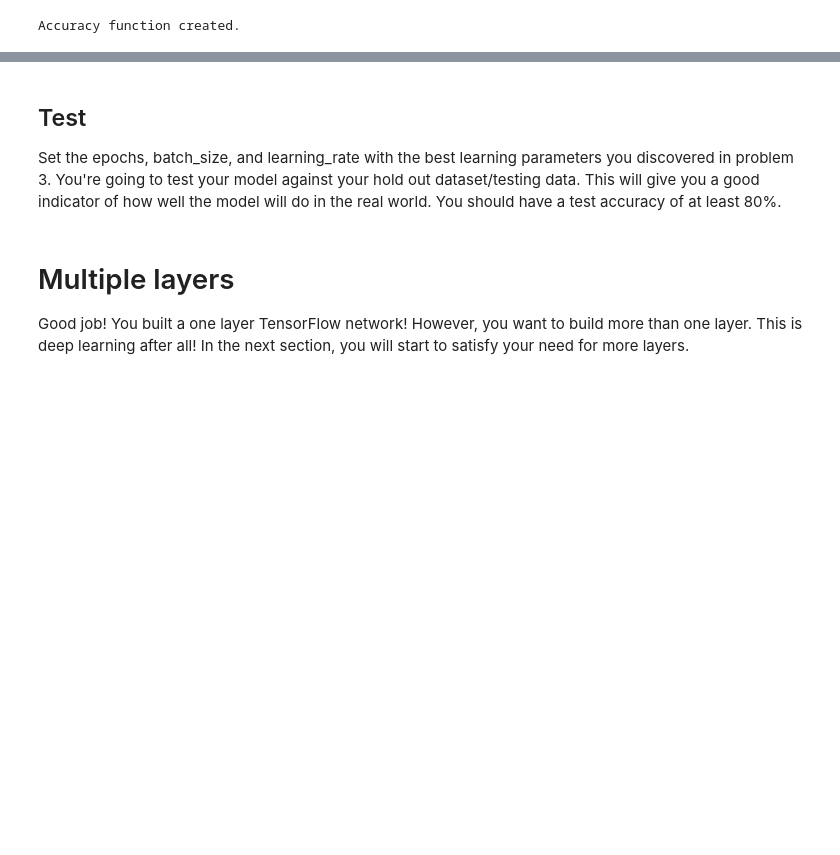
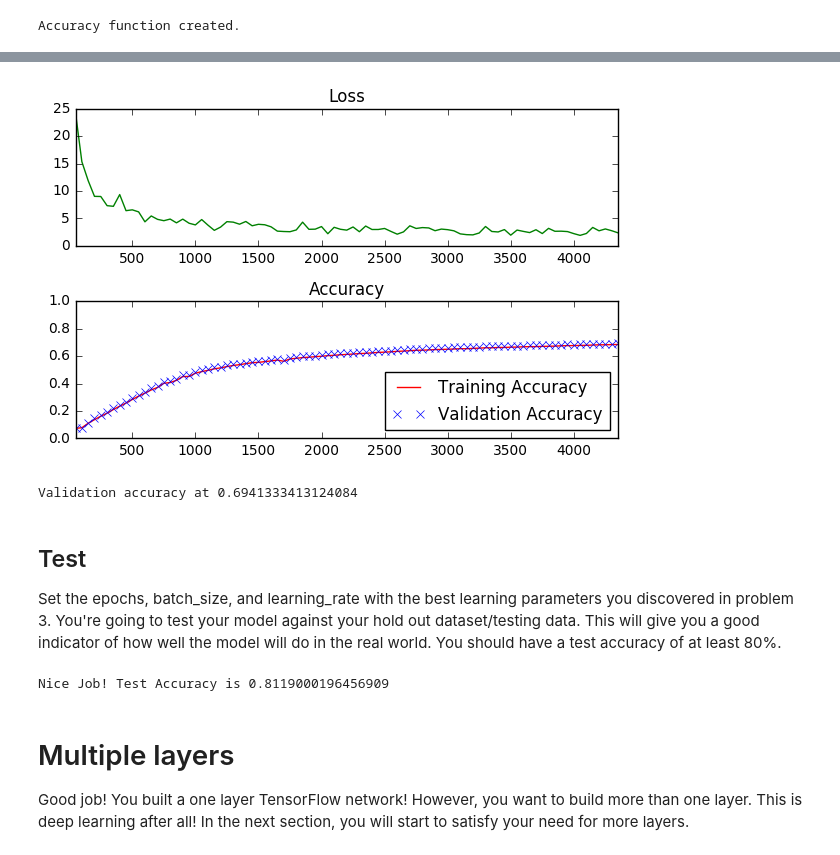
Before and after one commit to chd415/CarND-TensorFlow-Lab, a Jupyter notebook: lab.ipynb, the cells around one changed output, grey strips where cells are left out. Drawn from its saved outputs; the diff is of its cells as text; code cells hidden in the pictures; blank space fills up the shorter version.

```diff
--- a/lab.ipynb
+++ b/lab.ipynb
@@ -378,9 +378,9 @@ The code will print out a Loss and Accuracy graph, so you can see how well the n
 *If you're having trouble solving problem 3, you can view the solution [here](https://github.com/udacity/CarND-TensorFlow-Lab/blob/master/solutions.ipynb).*
 # %%
 # TODO: Find the best parameters for each configuration
-# epochs =
-# batch_size =
-# learning_rate =
+epochs = 3
+batch_size = 100
+learning_rate = 0.01
 
 
 
@@ -423,41 +423,44 @@ with tf.Session() as session:
             if not batch_i % log_batch_step:
                 # Calculate Training and Validation accuracy
                 training_accuracy = session.run(accuracy, feed_dict=train_feed_dict)
                 validation_accuracy = session.run(accuracy, feed_dict=valid_feed_dict)
 
                 # Log batches
                 previous_batch = batches[-1] if batches else 0
                 batches.append(log_batch_step + previous_batch)
                 loss_batch.append(l)
                 train_acc_batch.append(training_accuracy)
                 valid_acc_batch.append(validation_accuracy)
 
         # Check accuracy against Validation data
         validation_accuracy = session.run(accuracy, feed_dict=valid_feed_dict)
 
 loss_plot = plt.subplot(211)
 loss_plot.set_title('Loss')
 loss_plot.plot(batches, loss_batch, 'g')
 loss_plot.set_xlim([batches[0], batches[-1]])
 acc_plot = plt.subplot(212)
 acc_plot.set_title('Accuracy')
 acc_plot.plot(batches, train_acc_batch, 'r', label='Training Accuracy')
 acc_plot.plot(batches, valid_acc_batch, 'x', label='Validation Accuracy')
 acc_plot.set_ylim([0, 1.0])
 acc_plot.set_xlim([batches[0], batches[-1]])
 acc_plot.legend(loc=4)
 plt.tight_layout()
 plt.show()
 
 print('Validation accuracy at {}'.format(validation_accuracy))
+# %% [output]
+[figure, added]
+Validation accuracy at 0.6941333413124084
 # %% [markdown]
 ## Test
 Set the epochs, batch_size, and learning_rate with the best learning parameters you discovered in problem 3.  You're going to test your model against your hold out dataset/testing data.  This will give you a good indicator of how well the model will do in the real world.  You should have a test accuracy of at least 80%.
 # %%
 # TODO: Set the epochs, batch_size, and learning_rate with the best parameters from problem 3
-# epochs =
-# batch_size =
-# learning_rate =
+epochs = 5
+batch_size = 50
+learning_rate = 0.001
 
 
 
@@ -491,6 +494,8 @@ with tf.Session() as session:
 
 assert test_accuracy >= 0.80, 'Test accuracy at {}, should be equal to or greater than 0.80'.format(test_accuracy)
 print('Nice Job! Test Accuracy is {}'.format(test_accuracy))
+# %% [output]
+Nice Job! Test Accuracy is 0.8119000196456909
 # %% [markdown]
 # Multiple layers
 Good job!  You built a one layer TensorFlow network!  However, you want to build more than one layer.  This is deep learning after all!  In the next section, you will start to satisfy your need for more layers.
```
